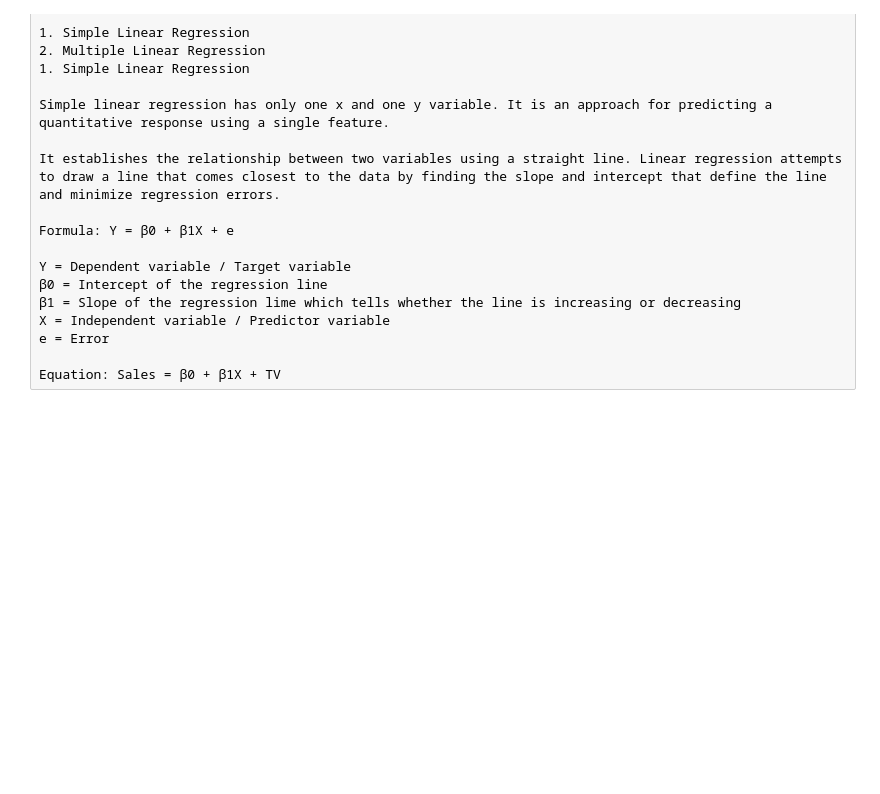
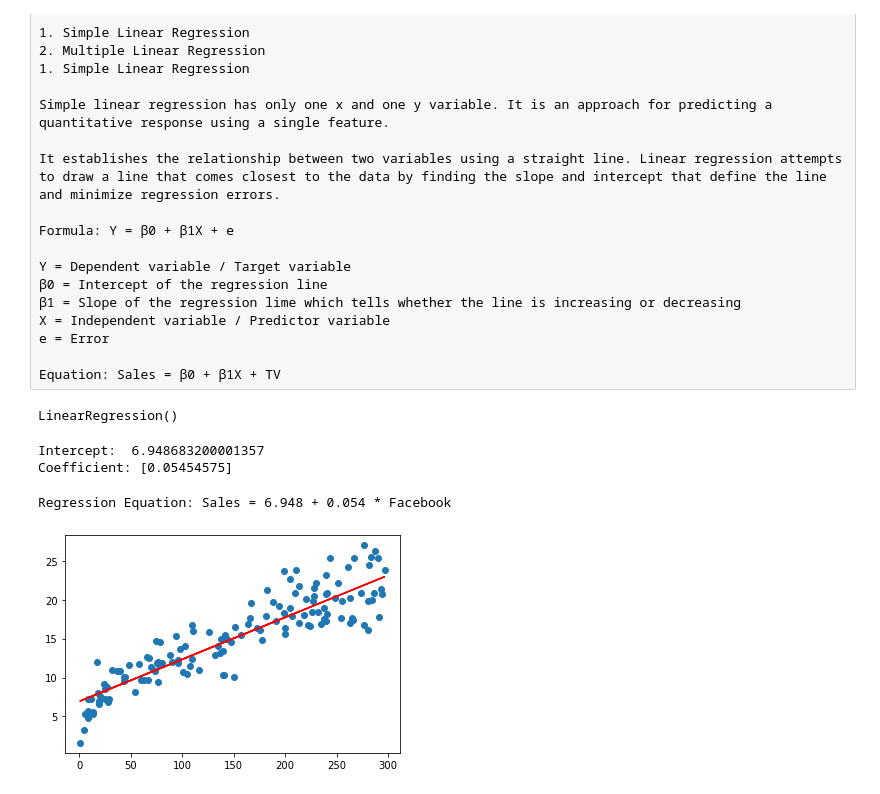
Before and after one commit to greaterpablo/SalesPredictionLinearRegression, a Jupyter notebook: pymaceuticals_starter.ipynb, the cells around one changed output. Saved outputs shown, nothing was run; the diff lists cells and outputs as text; code cells hidden in the pictures; blank space fills up the shorter version.

Commit message:
sales update7

```diff
--- a/pymaceuticals_starter.ipynb
+++ b/pymaceuticals_starter.ipynb
@@ -124,0 +131,29 @@ Equation: Sales = β0 + β1X + TV
+# %%
+#Setting the value for X and Y
+x = dataset[['Facebook']]
+y = dataset['Sales']
+# %%
+x_train, x_test, y_train, y_test = train_test_split(x, y, test_size = 0.3, random_state = 100)
+# %%
+slr= LinearRegression()
+slr.fit(x_train, y_train)
+# %% [output]
+LinearRegression()
+# %%
+#Printing the model coefficients
+print('Intercept: ', slr.intercept_)
+print('Coefficient:', slr.coef_)
+# %% [output]
+Intercept:  6.948683200001357
+Coefficient: [0.05454575]
+# %%
+print('Regression Equation: Sales = 6.948 + 0.054 * Facebook')
+# %% [output]
+Regression Equation: Sales = 6.948 + 0.054 * Facebook
+# %%
+#Line of best fit
+plt.scatter(x_train, y_train)
+plt.plot(x_train, 6.948 + 0.054*x_train, 'r')
+plt.show()
+# %% [output]
+[figure, added]
```
Also changed, not shown: parts of 20 cells of this notebook, 1 other file.
